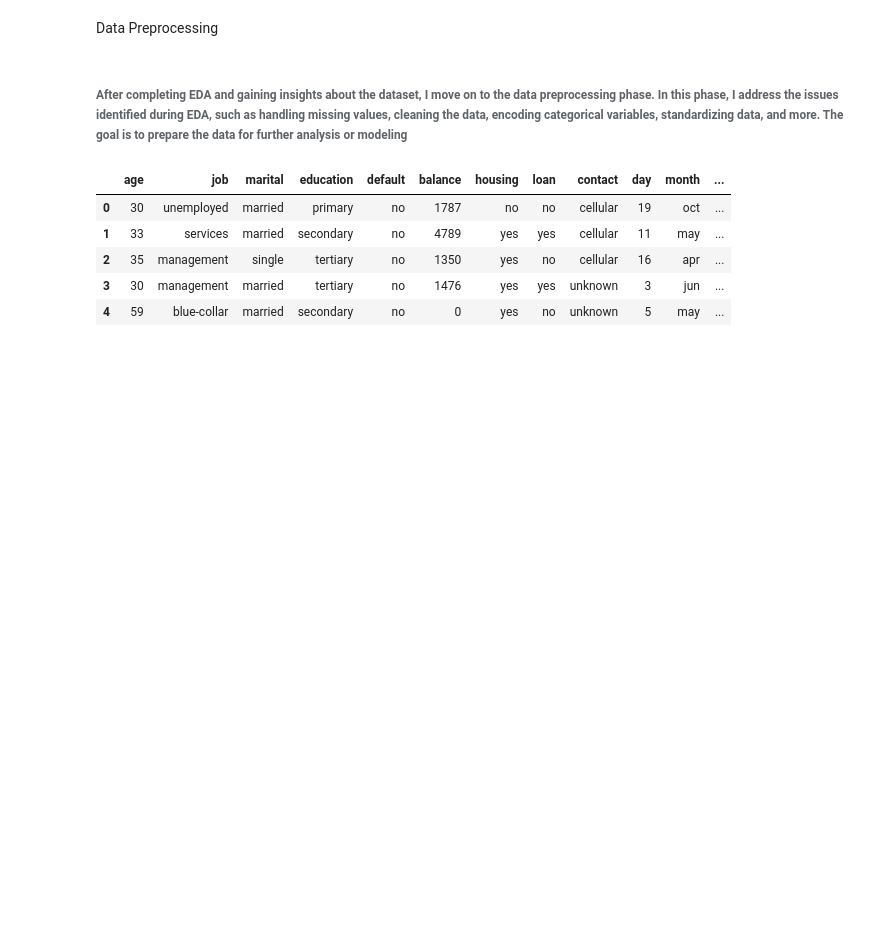
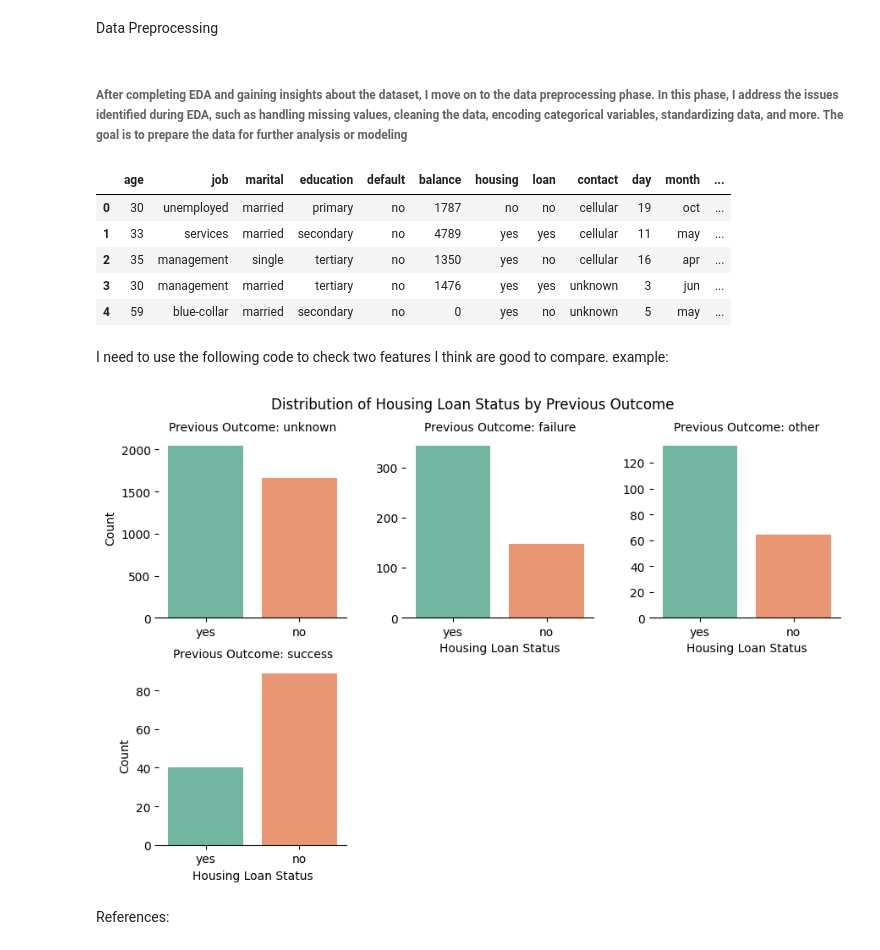
Before and after one commit to riccardopossier/Hdip_Riccardo_Possieri_2023, a Jupyter notebook: Hdip_Riccardo_Possieri_2023.ipynb, the cells around one changed output. Cells and saved outputs as stored; diff of their text form; code cells hidden in the pictures; blank space fills up the shorter version.

```diff
--- a/Hdip_Riccardo_Possieri_2023.ipynb
+++ b/Hdip_Riccardo_Possieri_2023.ipynb
@@ -44,3 +135,18 @@ data_df.head()
 | 2 | 35 | management | single | tertiary | no | 1350 | yes | no | cellular | 16 | apr | ... |
 | 3 | 30 | management | married | tertiary | no | 1476 | yes | yes | unknown | 3 | jun | ... |
 | 4 | 59 | blue-collar | married | secondary | no | 0 | yes | no | unknown | 5 | may | ... |
+# %% [markdown]
+I need to use the following code to check two features I think are good to compare. example:
+# %%
+g = sns.FacetGrid(data_df, col="poutcome", col_wrap=3, sharex=False, sharey=False, height=3)
+g.map(sns.countplot, "housing", order=data_df["housing"].value_counts().index, palette="Set2")
+g.set_axis_labels("Housing Loan Status", "Count")
+g.set_titles(col_template="Previous Outcome: {col_name}")
+g.despine(left=True)
+plt.subplots_adjust(top=0.9)
+g.fig.suptitle("Distribution of Housing Loan Status by Previous Outcome")
+plt.show()
+# %% [output]
+[figure, added]
+# %% [markdown]
+References:
```
Also changed, not shown: parts of 16 cells of this notebook.
